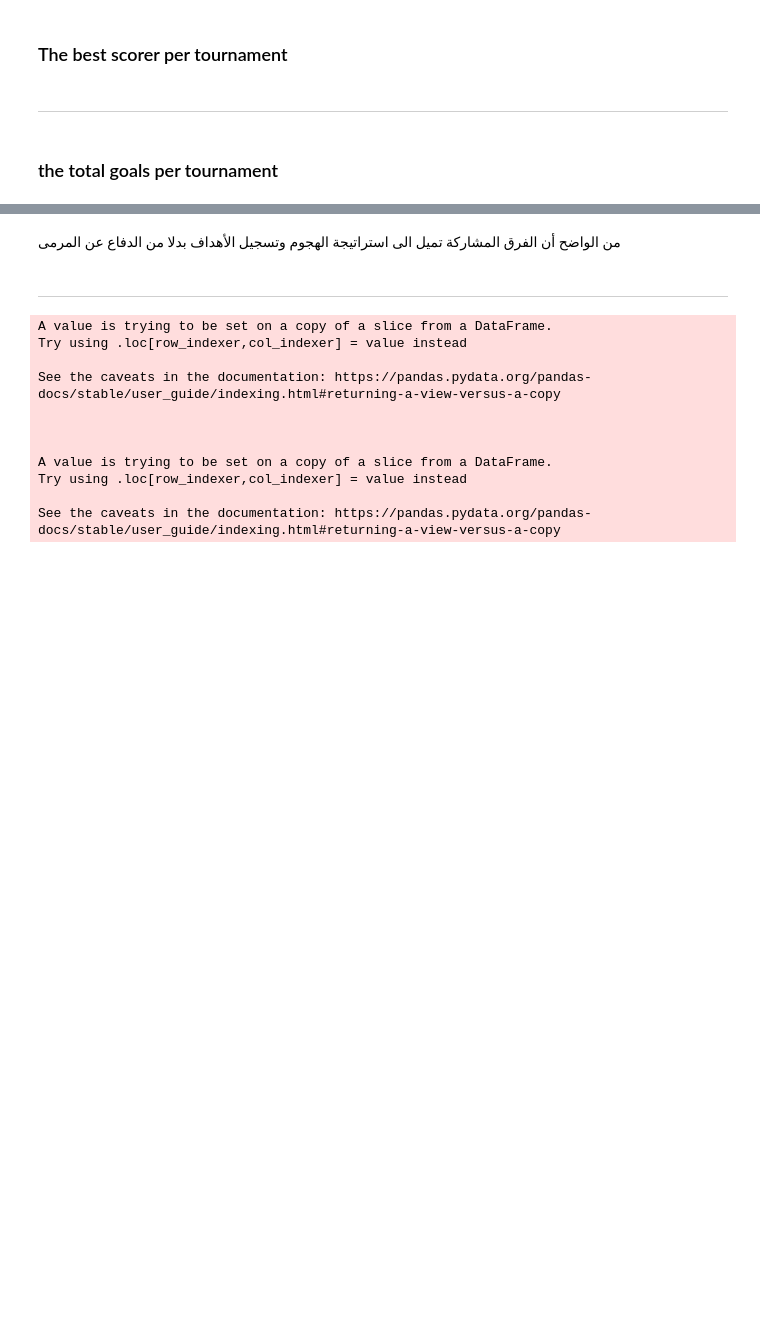
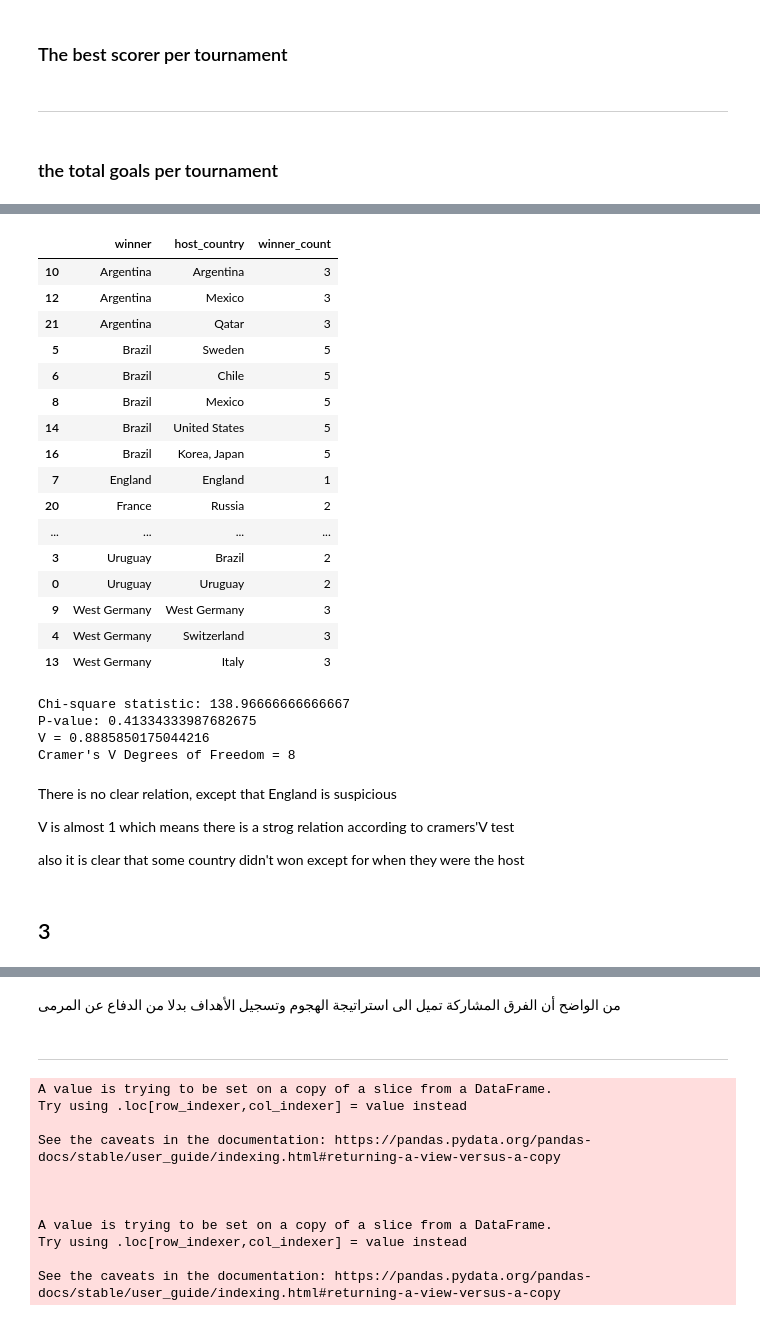
Before and after one commit to Hussain-Khallouf/DM-homework-1, a Jupyter notebook: 3.ipynb, the cells around one changed output, grey strips where cells are left out. Drawn from its saved outputs; the diff is of its cells as text; code cells hidden in the pictures; blank space fills up the shorter version.

Commit message:
merge cd with 3

```diff
--- a/3.ipynb
+++ b/3.ipynb
@@ -12,3 +15,4 @@ layout_options = {
     }
 # %%
 matches = pd.read_csv("data/matches_combined_data.csv")
+tour = pd.read_csv('data/fjelstul/tournaments.csv')
@@ -147,0 +205,2 @@ fig.show()
+# %%
+wh = tour[['winner','host_country']]
@@ -147,0 +238,3 @@ fig.show()
+# %%
+winner_count = tour.groupby('winner').size()
+winner_count
@@ -147,0 +253,21 @@ fig.show()
+# %%
+winner_is_host_with_count = wh.merge(winner_count.to_frame(name='winner_count'),on='winner',how="left")
+winner_is_host_with_count.sort_values(by='winner')
+# %% [output]
+|  | winner | host_country | winner_count |
+| 10 | Argentina | Argentina | 3 |
+| 12 | Argentina | Mexico | 3 |
+| 21 | Argentina | Qatar | 3 |
+| 5 | Brazil | Sweden | 5 |
+| 6 | Brazil | Chile | 5 |
+| 8 | Brazil | Mexico | 5 |
+| 14 | Brazil | United States | 5 |
+| 16 | Brazil | Korea, Japan | 5 |
+| 7 | England | England | 1 |
+| 20 | France | Russia | 2 |
+| ... | ... | ... | ... |
+| 3 | Uruguay | Brazil | 2 |
+| 0 | Uruguay | Uruguay | 2 |
+| 9 | West Germany | West Germany | 3 |
+| 4 | West Germany | Switzerland | 3 |
+| 13 | West Germany | Italy | 3 |
@@ -147,0 +298,15 @@ fig.show()
+# %%
+print_chi2_p_cramers(tour,'winner','host_country')
+# %% [output]
+Chi-square statistic: 138.96666666666667
+P-value: 0.41334333987682675
+V = 0.8885850175044216
+Cramer's V Degrees of Freedom = 8
+# %% [markdown]
+There is no clear relation, except that England is suspicious
+
+V is almost 1 which means there is a strog relation according to cramers'V test
+
+also it is clear that some country didn't won except for when they were the host
+# %% [markdown]
+## 3
```
Also changed, not shown: parts of 25 cells of this notebook, 2 other files.
